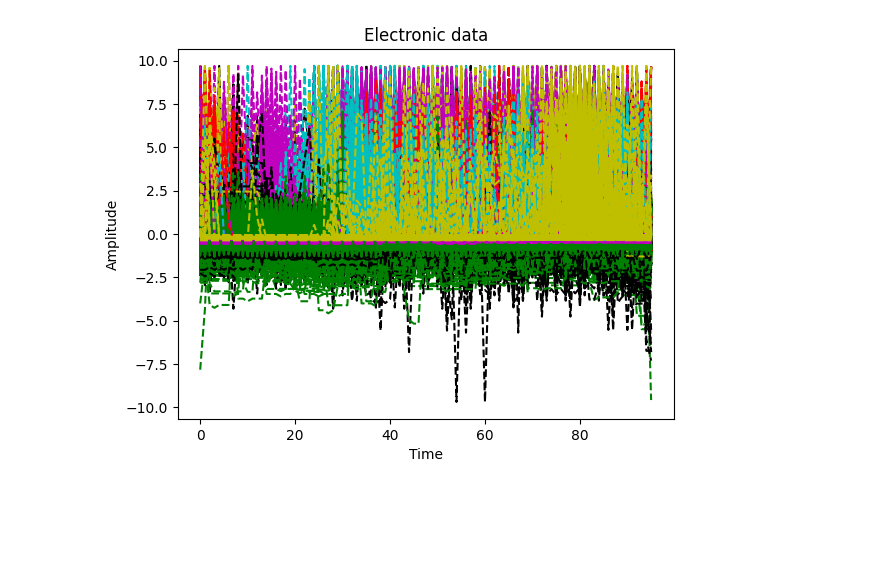
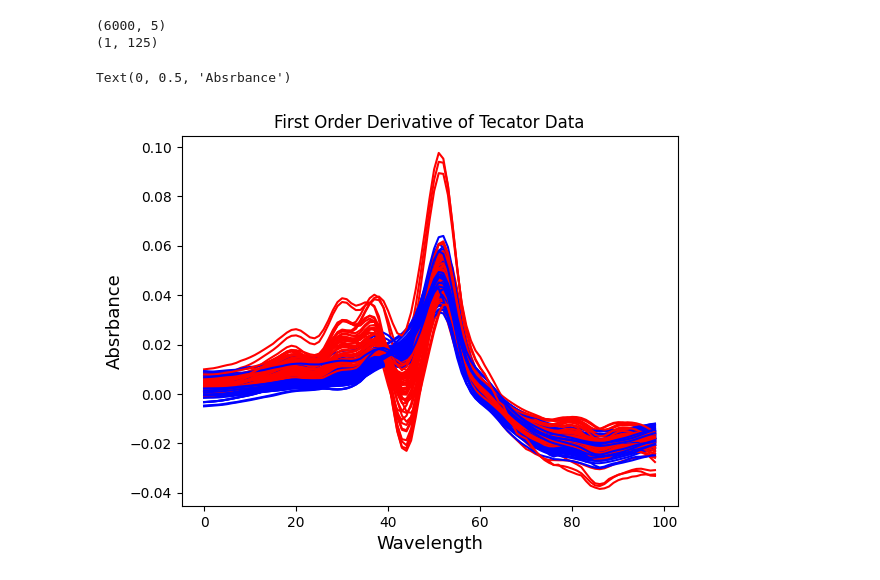
Before and after one commit to Newman251/Thesis-Functional_Data_Ensemble_Clustering_From_FDA, a Jupyter notebook: real_dataset5.ipynb, the cells around one changed output. Saved outputs shown, nothing was run; the diff lists cells and outputs as text; code cells hidden in the pictures; blank space fills up the shorter version.

```diff
--- a/real_dataset5.ipynb
+++ b/real_dataset5.ipynb
@@ -12,23 +1,37 @@ data = np.genfromtxt('Datasets/ElectricDevices/ElectricDevices_TEST.txt', delimi
-# %%
-# Plot the data
-for i in range(len(data)):
-    if true_labels[i] == 0:
-        plt.plot(data[i], linestyle='--', color='b')
-    elif true_labels[i] == 1:
-        plt.plot(data[i], linestyle='--', color='r')
-    elif true_labels[i] == 2:
-        plt.plot(data[i], linestyle='--', color='g')
-    elif true_labels[i] == 3:
-        plt.plot(data[i], linestyle='--', color='c')
-    elif true_labels[i] == 4:
-        plt.plot(data[i], linestyle='--', color='y')
-    elif true_labels[i] == 5:
-        plt.plot(data[i], linestyle='--', color='k')
-    else:
-        plt.plot(data[i], linestyle='--', color='m')
-plt.title('Electronic data')
-plt.ylabel('Amplitude')
-plt.xlabel('Time')
-plt.show()
-# %% [output]
-[figure, removed]
+# %%
+# Read from Datasets/ECG5000/ECG5000_TEST.txt
+
+import numpy as np
+import matplotlib.pyplot as plt
+
+# Read from Datasets/tecator.txt
+data = np.genfromtxt('Datasets/tecator.txt', delimiter=' ')
+
+print(data.shape)
+
+# Combine index 0 - 24 into one row
+data_new = []
+data_new.append(data[0:25])
+
+data_new = np.array(data_new)
+data_new = data_new.reshape(1, 125)
+
+print(data_new.shape)
+
+tecator = []
+
+for i in range(140):
+    data_new = []
+    data_new.append(data[25*i:(25*i)+25])
+    data_new = np.array(data_new)
+    data_new = data_new.reshape(1, 125)
+    tecator.append(data_new)
+
+# Save the last three values from each row
+fat_percentage = []
+for i in range(len(tecator)):
+    fat_percentage.append(tecator[i][:, -2])
+    tecator[i] = tecator[i][:, :-25]
+# %% [output]
+(6000, 5)
+(1, 125)
@@ -35,3 +55,17 @@ plt.show()
+# %%
+# Plot the tecaor data based on the true labels
+for i in range(len(tecator)):
+    if true_labels[i] == 1:
+        plt.plot(tecator[i], '-r')
+    else:
+        plt.plot(tecator[i], '-b')
+plt.title((
+    'First Order Derivative of Tecator Data'))
+plt.xlabel('Wavelength', fontsize=13)
+plt.ylabel('Absrbance', fontsize=13)
+# %% [output]
+Text(0, 0.5, 'Absrbance')
+[figure, added]
 # %%
 import scipy
 from scipy import spatial, interpolate
```
Also changed, not shown: parts of 11 cells of this notebook, 22 other files.
